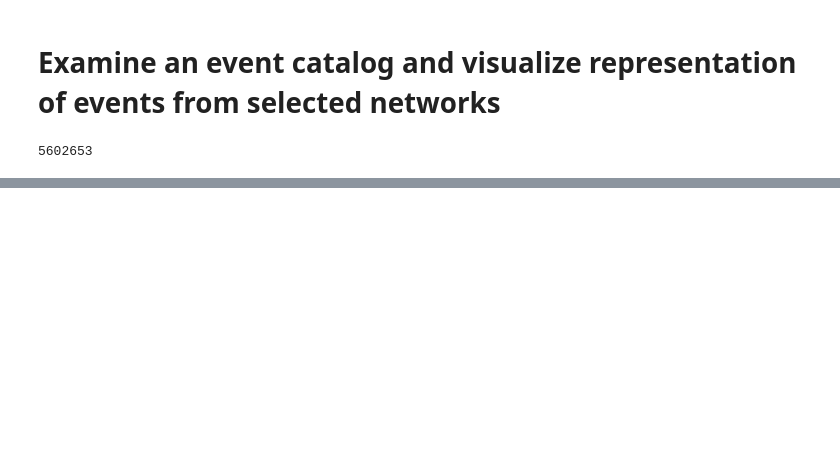
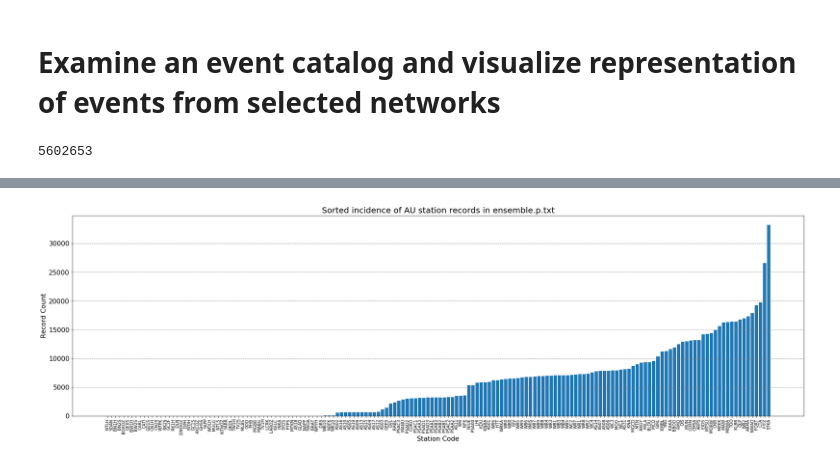
Before and after one commit to GeoscienceAustralia/hiperseis, a Jupyter notebook: seismic/gps_corrections/notebooks/study_event_catalog_representation.ipynb, the cells around one changed output, grey strips where cells are left out. Cells and saved outputs as stored; diff of their text form; code cells hidden in the pictures; blank space fills up the shorter version.

Commit message:
Trivial fixes. Added functions to get date ranges. Finished study of AU station representation.

```diff
--- a/seismic/gps_corrections/notebooks/study_event_catalog_representation.ipynb
+++ b/seismic/gps_corrections/notebooks/study_event_catalog_representation.ipynb
@@ -53,0 +65,8 @@ len(df_raw_picks)
+# %%
+# Filter to just AU networks. The permanent AU station list here is based on FDSN web site http://www.fdsn.org/networks/detail/AU/
+AU_NET = 'AU'
+AU_NET_FILE = r"C:\data_cache\Picks\20190219\irisws-fedcatalog_2019-03-05T01 27 47Z.txt"
+au_net_df = pd.read_csv(AU_NET_FILE, header=0, sep='|')
+au_net_df.columns = [c.strip() for c in au_net_df.columns.tolist()]
+AU_PERM_STATIONS = au_net_df['Station'].unique()
+len(AU_PERM_STATIONS)
@@ -53,0 +75,8 @@ len(df_raw_picks)
+# %%
+# Count matching by station code even if the network code doesn't match, since some AU stations could appear under II or IR.
+# We're mainly interested in stations with low record count.
+record_count = {}
+df = df_raw_picks
+for sta in AU_PERM_STATIONS:
+    count = np.sum(df['sta'] == sta)
+    record_count[sta] = count
@@ -53,0 +107,2 @@ len(df_raw_picks)
+# %%
+df_count = pd.DataFrame({'sta': [k for k, v in record_count.items()], 'count': [v for k, v in record_count.items()]}, columns=['sta', 'count'])
@@ -53,0 +129,2 @@ len(df_raw_picks)
+# %%
+df_count = df_count.sort_values('count')
@@ -53,0 +133,12 @@ len(df_raw_picks)
+# %%
+plt.figure(figsize=(32,9))
+plt.bar(df_count['sta'], df_count['count'])
+plt.yticks(fontsize=16)
+plt.xticks(rotation=90)
+plt.xlabel("Station Code", fontsize=16)
+plt.ylabel("Record Count", fontsize=16)
+plt.title("Sorted incidence of AU station records in ensemble.p.txt", fontsize=20)
+plt.gca().yaxis.grid(color="#80808080", linestyle="--")
+plt.savefig('AU_station_incidence_pwave_event_ensemble.png', dpi=200)
+# %% [output]
+[figure, added]
```
Also changed, not shown: parts of 7 cells of this notebook, 1 other file.
